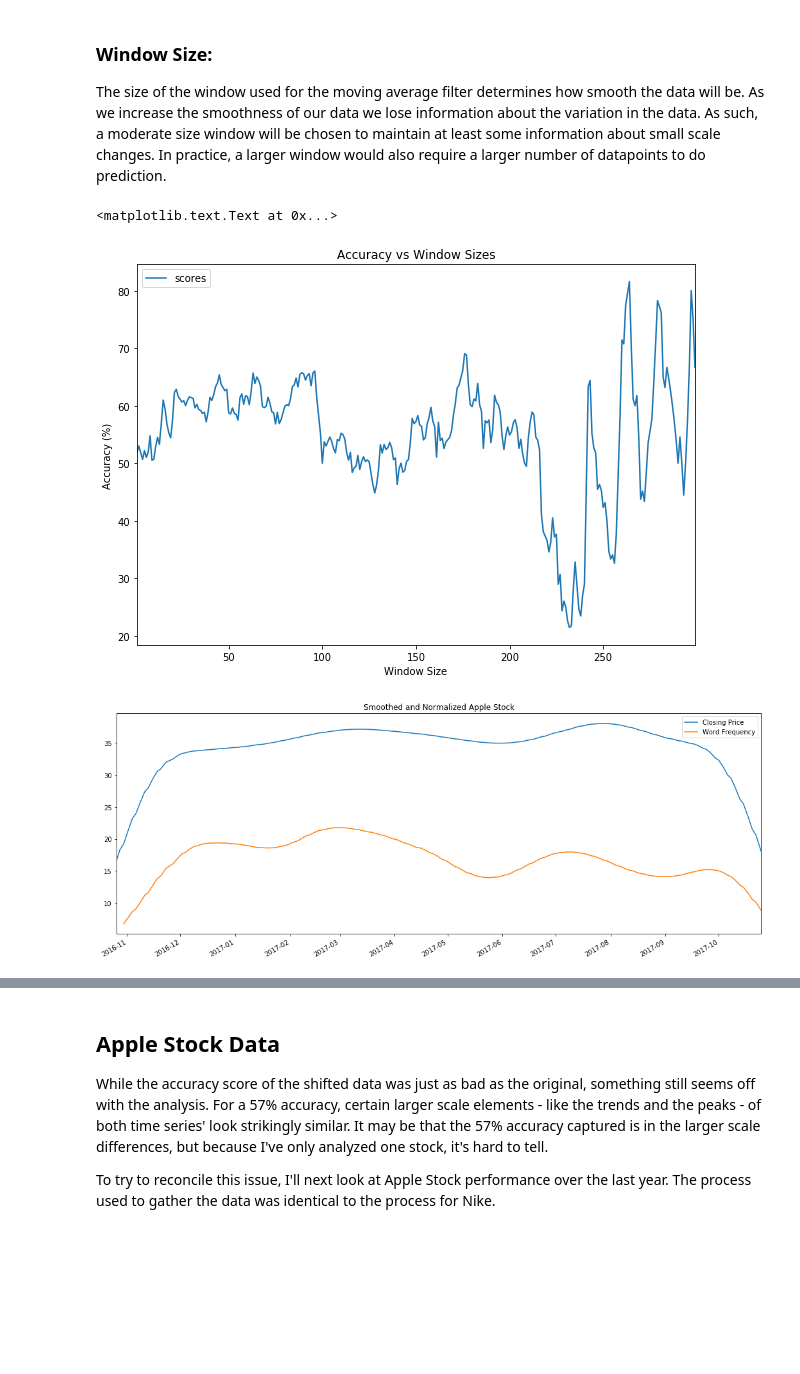
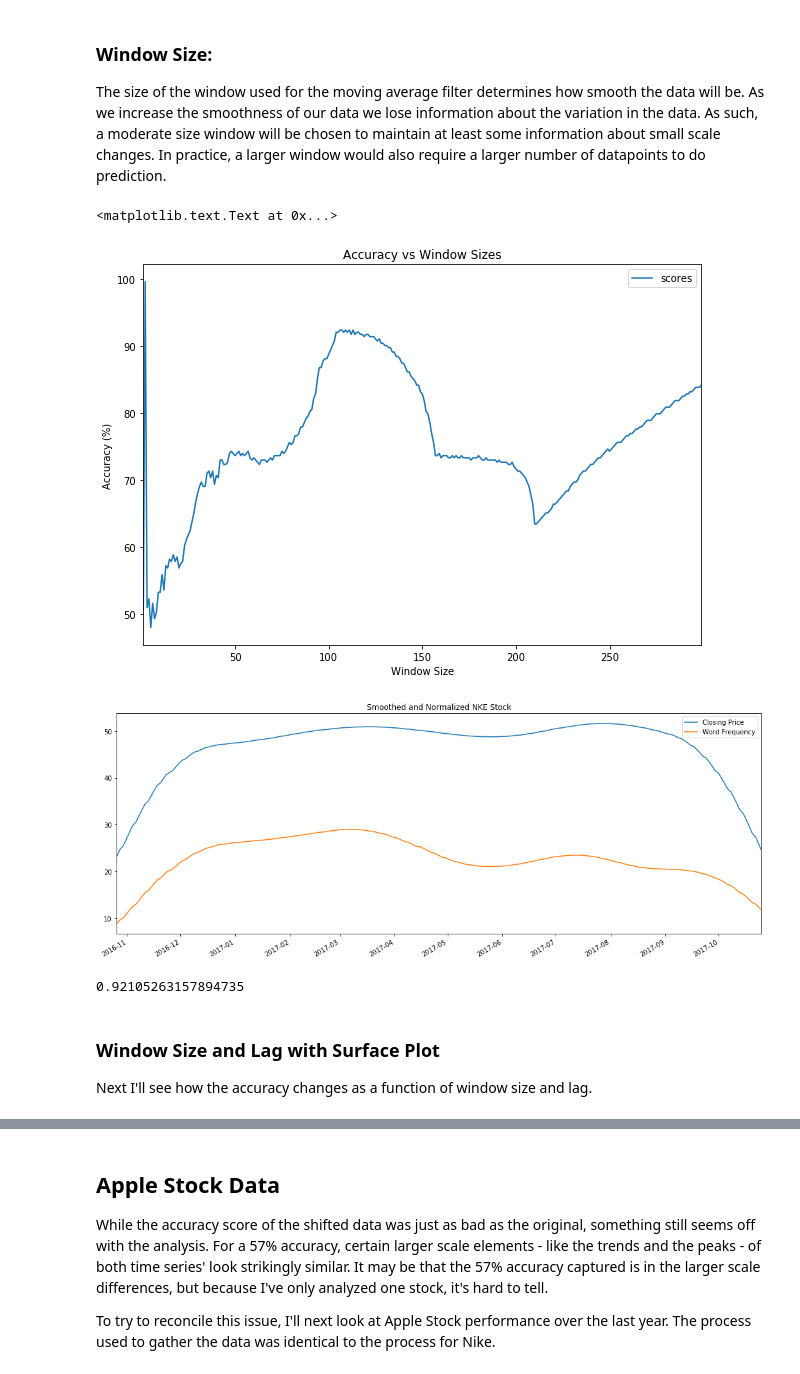
Before and after one commit to bprieto12/data-analysis, a Jupyter notebook: Use of Word Trends as a Predictor.ipynb, the cells around one changed output, grey strips where cells are left out. Cells and saved outputs as stored; diff of their text form; code cells hidden in the pictures; blank space fills up the shorter version.

Commit message:
Added a Surface Plot but it's not functional

```diff
--- a/Use of Word Trends as a Predictor.ipynb
+++ b/Use of Word Trends as a Predictor.ipynb
@@ -67,15 +67,15 @@ def norm_smoothed_data(stock, word, stock_window, word_window):
     norm_word = word/word.max()
 
     # Smoothing the data with a hann window
-    stock_idxs = norm_stock[~pd.isnull(norm_stock)].index
+    norm_stock[pd.isnull(norm_stock)] = 0
     smoothed_stock = pd.DataFrame({
-            "Closing Price": fftconvolve(norm_stock[~pd.isnull(norm_stock)], hann(stock_window), mode="same")},
-            index = stock_idxs)
+            "Closing Price": fftconvolve(norm_stock, hann(stock_window), mode="same")},
+            index = norm_stock.index)
 
-    word_idxs = norm_word[~pd.isnull(norm_word)].index
+    norm_word[pd.isnull(norm_word)] = 0
     smoothed_words = pd.DataFrame({
-            "Word Frequency": fftconvolve(norm_word[~pd.isnull(norm_word)], hann(word_window), mode="same")},
-            index = word_idxs)
+            "Word Frequency": fftconvolve(norm_word, hann(word_window), mode="same")},
+            index = norm_word.index)
 
     return smoothed_stock, smoothed_words
 
@@ -110,9 +110,9 @@ def accuracy(norm_stock_data, norm_word_data):
     delta_norm_stock[delta_norm_stock >= 0] = 1
     delta_norm_stock[delta_norm_stock < 0] = -1
 
-    accuracy = sum(delta_norm_word == delta_norm_stock) / len(delta_norm_word)
+    accuracy = sum(delta_norm_word.values == delta_norm_stock.values) / len(delta_norm_word)
 
-    return accuracy
+    return accuracy[0]
 # %%
 # Reading in the data
 historical_data, word_trend_data = extract("NKE.csv", "g_trends_nke.csv")
@@ -215,11 +215,18 @@ ax.set_xlabel("Window Size")
 ax.set_ylabel("Accuracy (%)")
 # %% [output]
 <matplotlib.text.Text at 0x...>
-[figure, old version]
+[figure, new version]
 # %%
-nke_smoothed_stock, nke_smoothed_words = norm_smoothed_data(stock_clean, word_clean, 80, 80)
-nke_smoothed_stock_o, nke_smoothed_words_o = norm_smoothed_data(stock_clean, word_clean, 1, 1)
+nke_smoothed_stock, nke_smoothed_words = norm_smoothed_data(stock_clean, word_clean, 110, 110)
 
-plot_series(nke_smoothed_stock, nke_smoothed_words, title="Smoothed and Normalized Apple Stock")
+plot_series(nke_smoothed_stock, nke_smoothed_words, title="Smoothed and Normalized NKE Stock")
 # %% [output]
-[figure, old version]
+[figure, new version]
+# %%
+accuracy(nke_smoothed_stock, nke_smoothed_words)
+# %% [output]
+0.92105263157894735
+# %% [markdown]
+### Window Size and Lag with Surface Plot
+
+Next I'll see how the accuracy changes as a function of window size and lag.
```
Also changed, not shown: parts of 7 cells of this notebook.
